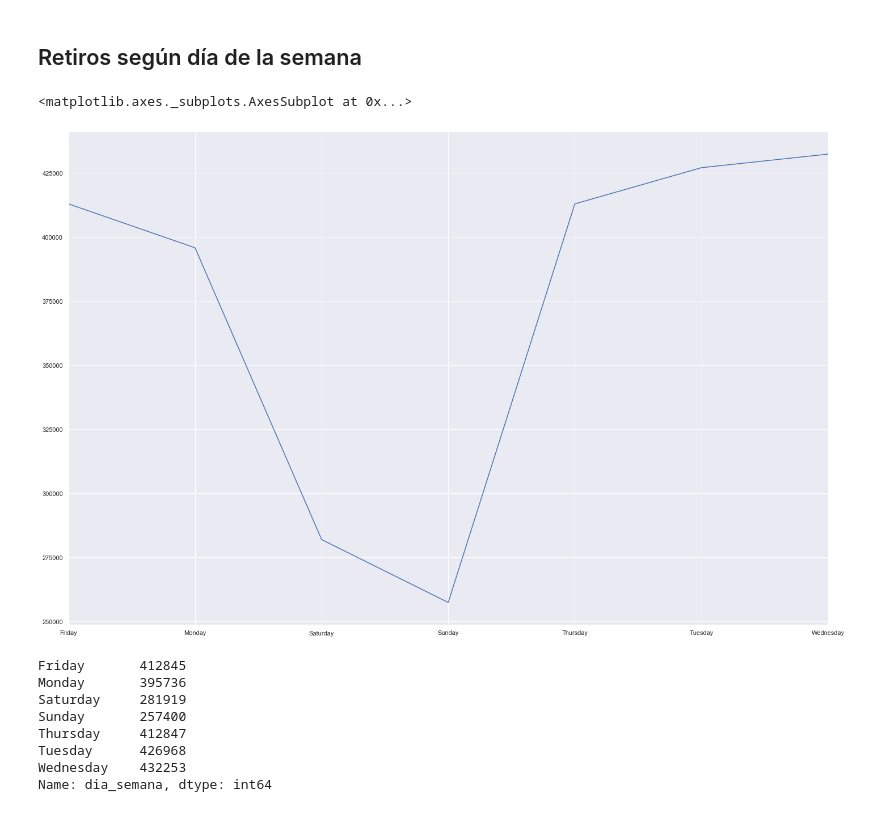
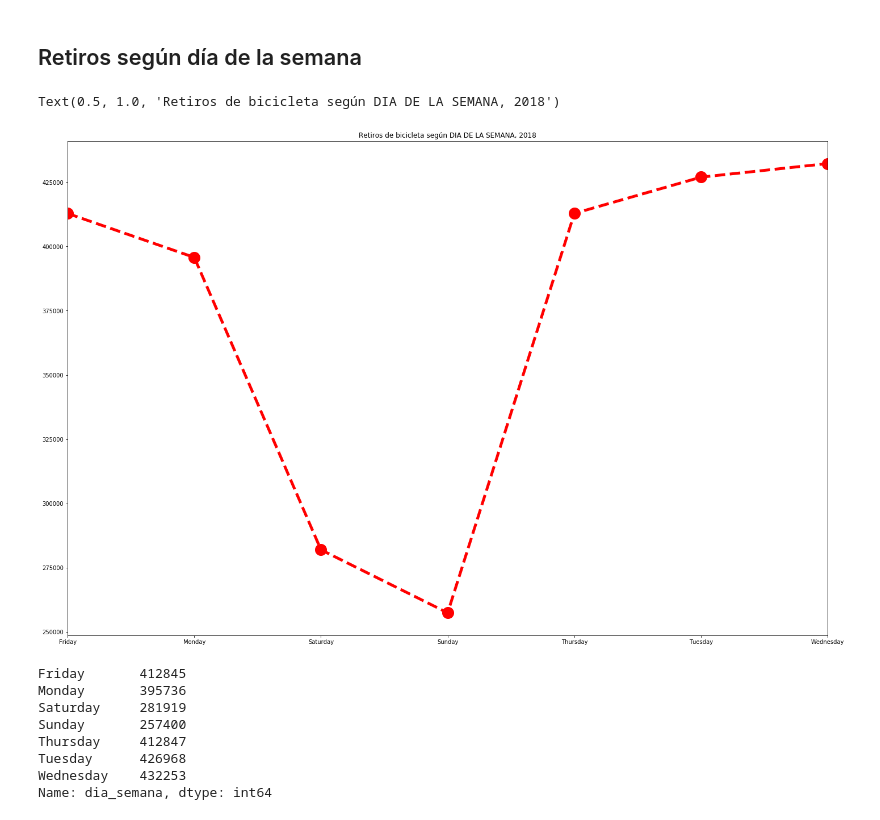
Before and after one commit to fpaterson/Acamica-Data-Science, a Jupyter notebook: Presentación personal/Presentación personal, dataset bicis.ipynb, the cells around one changed output. Cells and saved outputs as stored; diff of their text form; code cells hidden in the pictures.

```diff
--- a/Presentación personal/Presentación personal, dataset bicis.ipynb
+++ b/Presentación personal/Presentación personal, dataset bicis.ipynb
@@ -253,11 +308,12 @@ df.hora.value_counts().sort_index().plot()
 ## Retiros según día de la semana
 # %%
 df["dia_semana"] = df.bici_Fecha_hora_retiro.dt.weekday_name
-# %%
-df.dia_semana.value_counts().sort_index().plot()
-# %% [output]
-<matplotlib.axes._subplots.AxesSubplot at 0x...>
-[figure, removed]
+# %%
+df.dia_semana.value_counts().sort_index().plot(linewidth=5, markersize=20,color='red', marker='o', linestyle='dashed')
+plt.title('Retiros de bicicleta según DIA DE LA SEMANA, 2018')
+# %% [output]
+Text(0.5, 1.0, 'Retiros de bicicleta según DIA DE LA SEMANA, 2018')
+[figure, added]
 # %%
 df.dia_semana.value_counts().sort_index()
 # %% [output]
```
Also changed, not shown: parts of 9 cells of this notebook.
